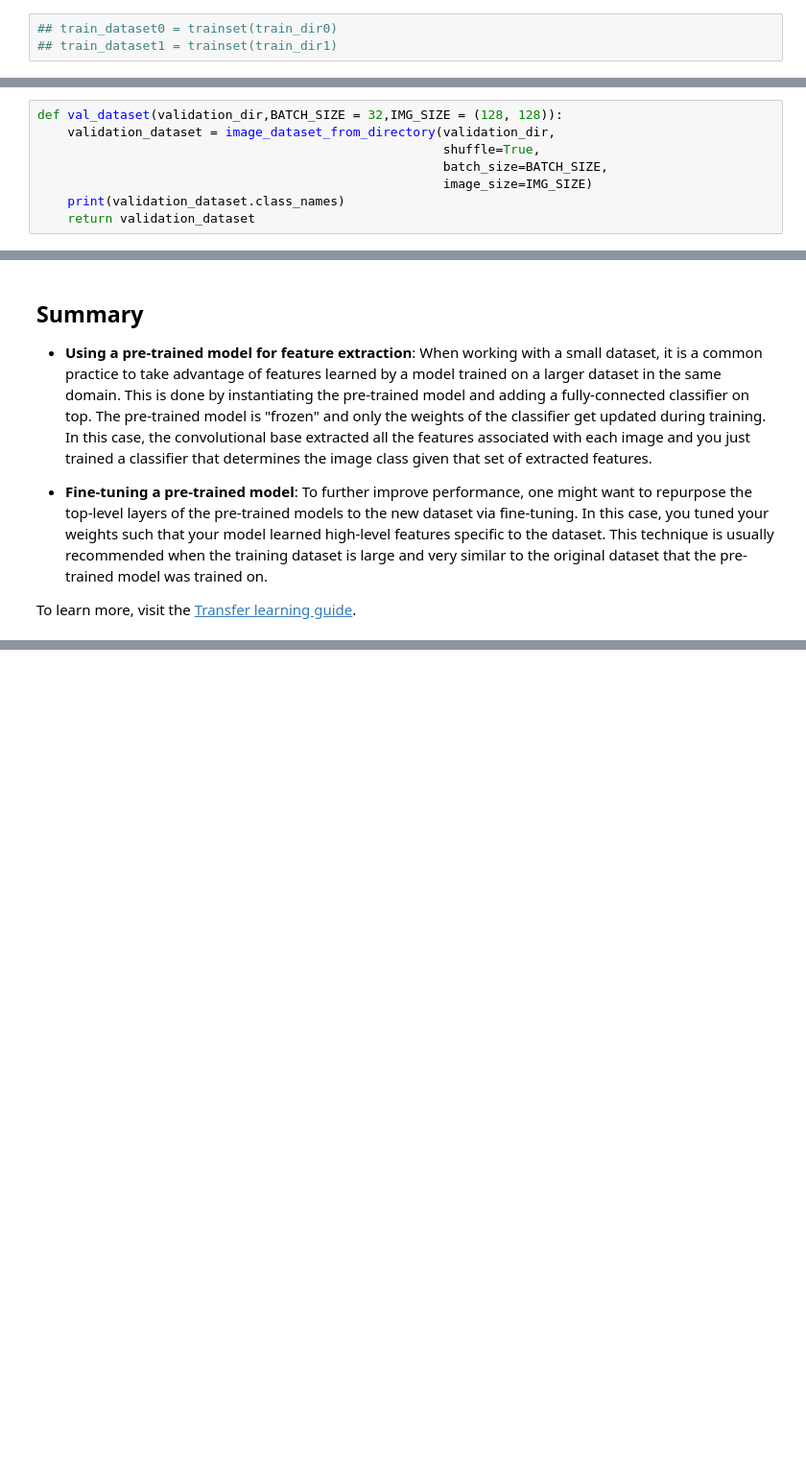
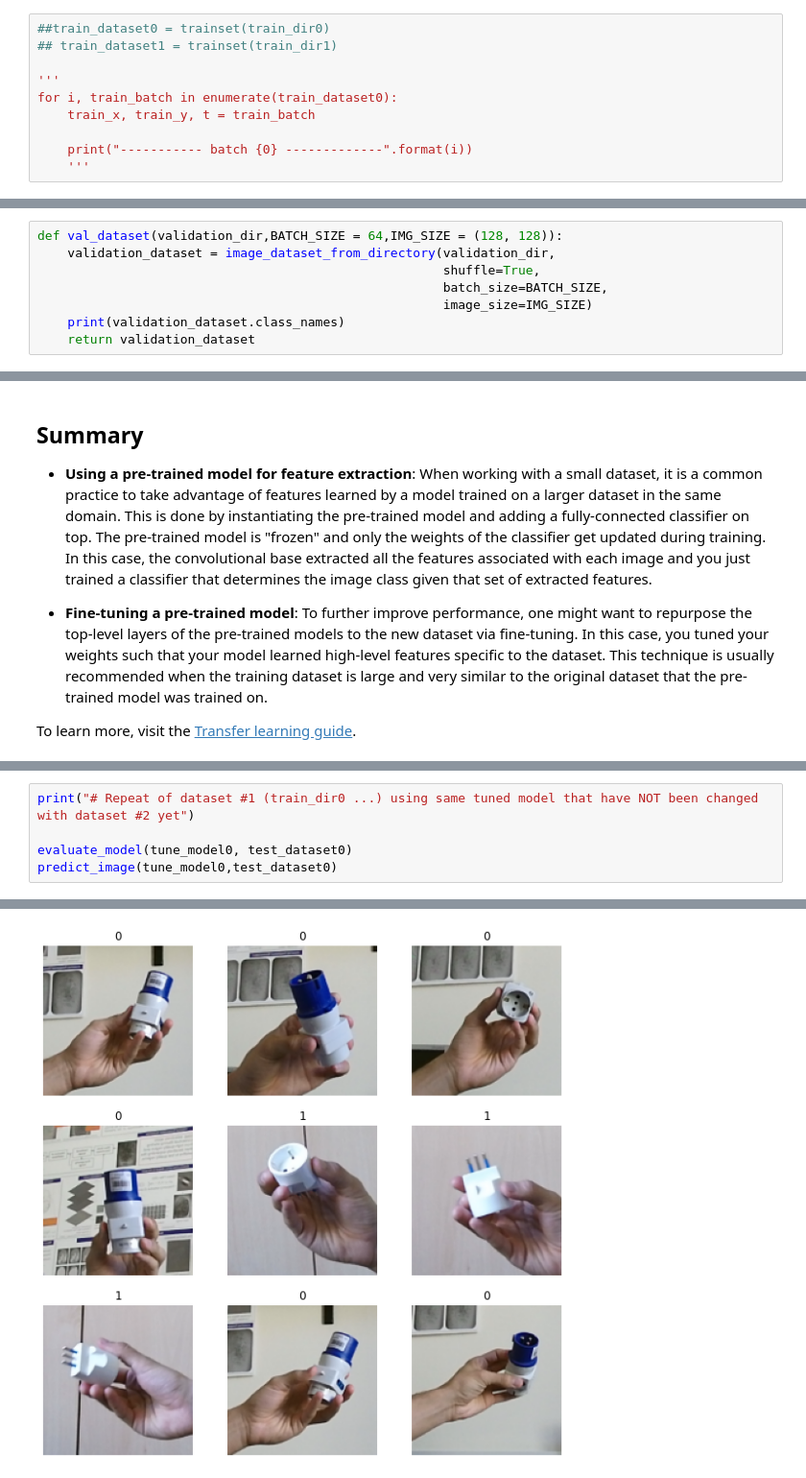
Before and after one commit to ayhkusa/cvpr_clvision_challenge, a Jupyter notebook: transfer_learning_core50_NI3.ipynb, the cells around one changed output, grey strips where cells are left out. Shown at 96% size. Cells and saved outputs as stored; diff of their text form; blank space fills up the shorter version.

```diff
--- a/transfer_learning_core50_NI3.ipynb
+++ b/transfer_learning_core50_NI3.ipynb
@@ -94,5 +104,12 @@ def trainset(train_dir,BATCH_SIZE = 64,IMG_SIZE = (128, 128)):
     print(train_dataset.class_names)
     return train_dataset
 # %%
-## train_dataset0 = trainset(train_dir0)
+##train_dataset0 = trainset(train_dir0)
 ## train_dataset1 = trainset(train_dir1)
+
+'''
+for i, train_batch in enumerate(train_dataset0):
+    train_x, train_y, t = train_batch
+
+    print("----------- batch {0} -------------".format(i))
+    '''
@@ -100,7 +126,7 @@ def trainset(train_dir,BATCH_SIZE = 64,IMG_SIZE = (128, 128)):
 #print(vars(train_dataset))
 #print(dir(train_dataset))
 # %%
-def val_dataset(validation_dir,BATCH_SIZE = 32,IMG_SIZE = (128, 128)):
+def val_dataset(validation_dir,BATCH_SIZE = 64,IMG_SIZE = (128, 128)):
     validation_dataset = image_dataset_from_directory(validation_dir,
                                                       shuffle=True,
                                                       batch_size=BATCH_SIZE,
@@ -722,0 +759,6 @@ Labels:
+# %%
+print("# Repeat of dataset #1 (train_dir0 ...) using same tuned model that have NOT been changed with dataset #2 yet")
+
+evaluate_model(tune_model0, test_dataset0)
+predict_image(tune_model0,test_dataset0)
+# %% [output]
@@ -723 +775,2 @@ Labels:
+[figure, added]
 # %%
```
Also changed, not shown: parts of 16 cells of this notebook, 6 other files.
